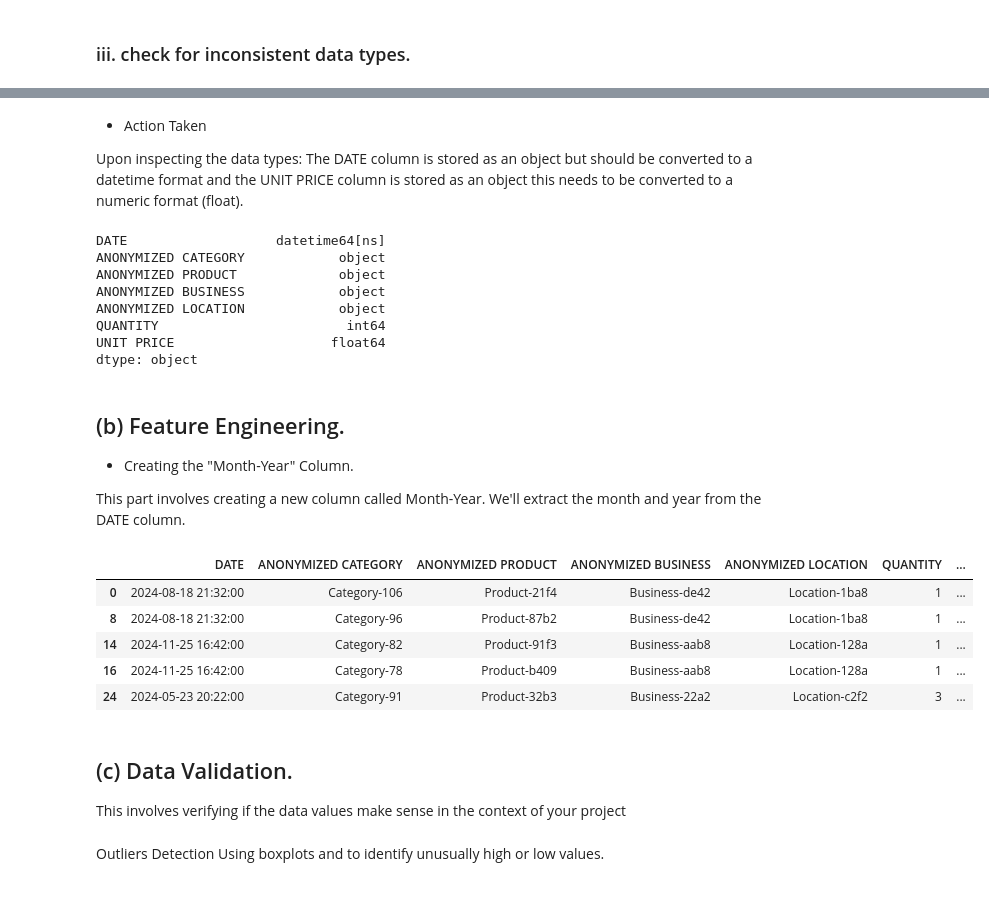
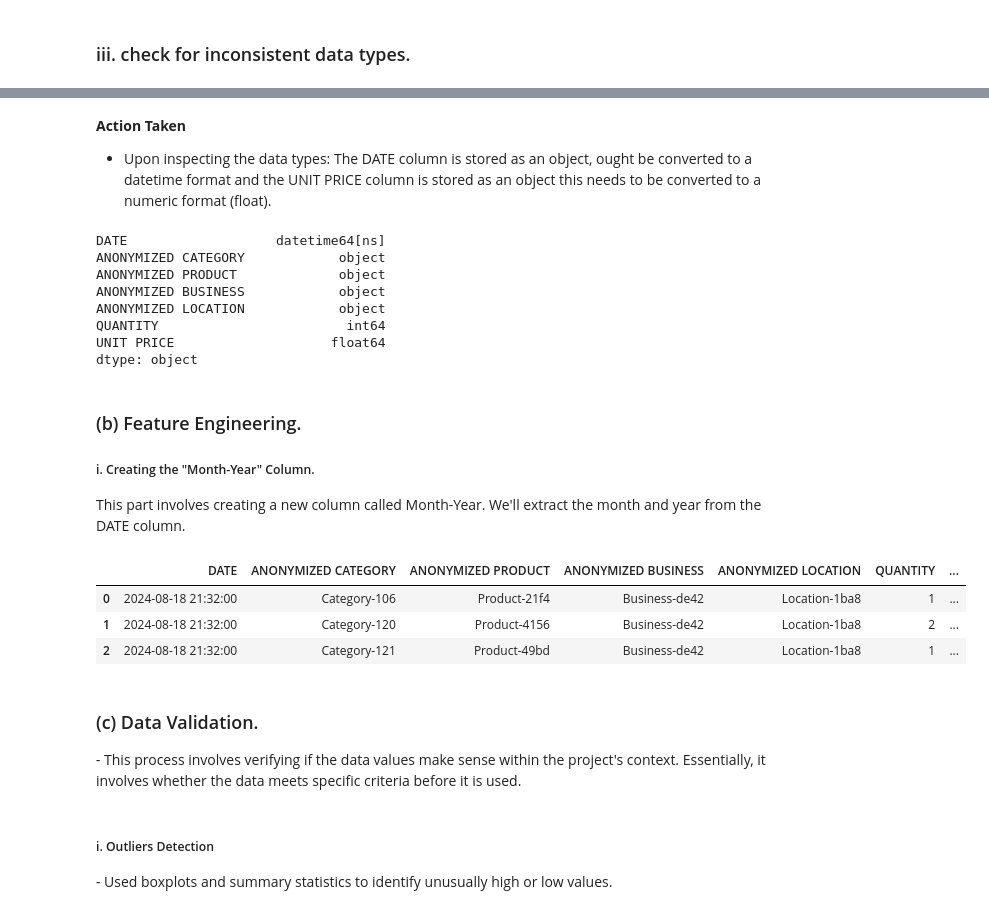
Before and after one commit to PaulMuniu/Kwanza-Tukule-Data-Analysis, a Jupyter notebook: Kwanza_Tukule.ipynb, the cells around one changed output, grey strips where cells are left out. Saved outputs shown, nothing was run; the diff lists cells and outputs as text; code cells hidden in the pictures.

Commit message:
Data cleaning update

```diff
--- a/Kwanza_Tukule.ipynb
+++ b/Kwanza_Tukule.ipynb
@@ -146,8 +147,7 @@ dtype: object
 # %% [markdown]
-- Action Taken
-
-Upon inspecting the data types:
-The DATE column is stored as an object but should be converted to a datetime format and the UNIT PRICE column is stored as an object this needs to be converted to a numeric format (float).
+**Action Taken**
+- Upon inspecting the data types:
+The DATE column is stored as an object, ought be converted to a datetime format and the UNIT PRICE column is stored as an object this needs to be converted to a numeric format (float).
 # %%
 # convert the date column to datetime
 data['DATE'] = pd.to_datetime(data['DATE'], errors='coerce')
@@ -167,29 +167,26 @@ QUANTITY                        int64
 UNIT PRICE                    float64
 dtype: object
 # %% [markdown]
-## (b) Feature Engineering.
-- Creating the "Month-Year" Column.
-
+### (b) Feature Engineering.
+##### i. Creating the "Month-Year" Column.
 This part involves creating a new column called Month-Year. We'll extract the month and year from the DATE column.
 # %%
 # Create 'Month-Year' column
 data['Month-Year'] = data['DATE'].dt.strftime('%B %Y')
 # %%
 # Check the new column
-data.head()
+data.head(3)
 # %% [output]
 |  | DATE | ANONYMIZED CATEGORY | ANONYMIZED PRODUCT | ANONYMIZED BUSINESS | ANONYMIZED LOCATION | QUANTITY | ... |
 | 0 | 2024-08-18 21:32:00 | Category-106 | Product-21f4 | Business-de42 | Location-1ba8 | 1 | ... |
-| 8 | 2024-08-18 21:32:00 | Category-96 | Product-87b2 | Business-de42 | Location-1ba8 | 1 | ... |
-| 14 | 2024-11-25 16:42:00 | Category-82 | Product-91f3 | Business-aab8 | Location-128a | 1 | ... |
-| 16 | 2024-11-25 16:42:00 | Category-78 | Product-b409 | Business-aab8 | Location-128a | 1 | ... |
-| 24 | 2024-05-23 20:22:00 | Category-91 | Product-32b3 | Business-22a2 | Location-c2f2 | 3 | ... |
+| 1 | 2024-08-18 21:32:00 | Category-120 | Product-4156 | Business-de42 | Location-1ba8 | 2 | ... |
+| 2 | 2024-08-18 21:32:00 | Category-121 | Product-49bd | Business-de42 | Location-1ba8 | 1 | ... |
 # %% [markdown]
-## (c) Data Validation.
-This involves verifying if the data values make sense in the context of your project
+### (c) Data Validation.
+*-* This process involves verifying if the data values make sense within the project's context. Essentially, it involves whether the data meets specific criteria before it is used.
 # %% [markdown]
-Outliers Detection
-Using boxplots and  to identify unusually high or low values.
+##### i. Outliers Detection
+*-* Used boxplots and summary statistics to identify unusually high or low values.
 # %%
 data.describe()
 # %% [output]
```
Also changed, not shown: parts of 23 cells of this notebook.
